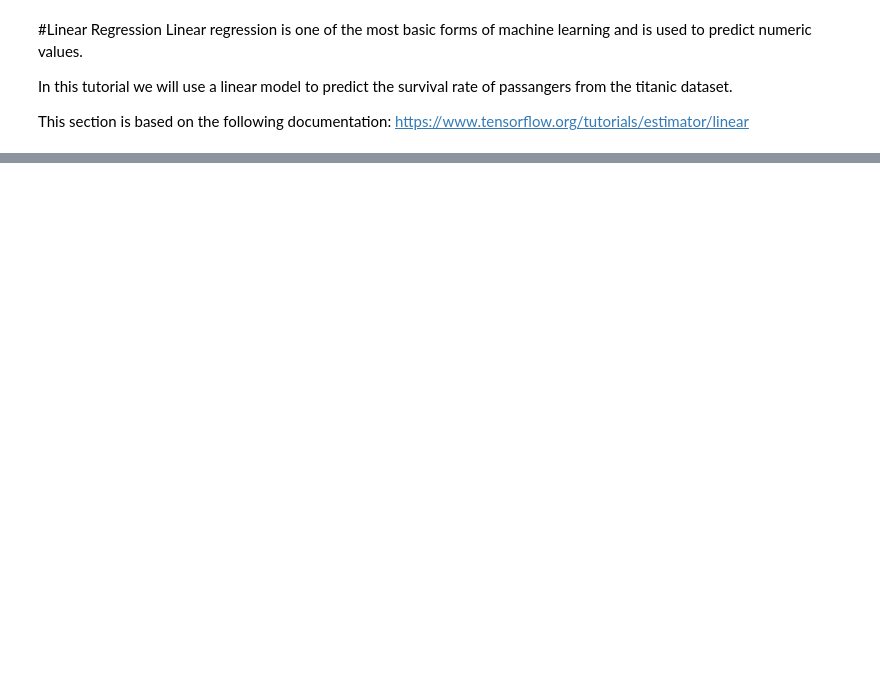
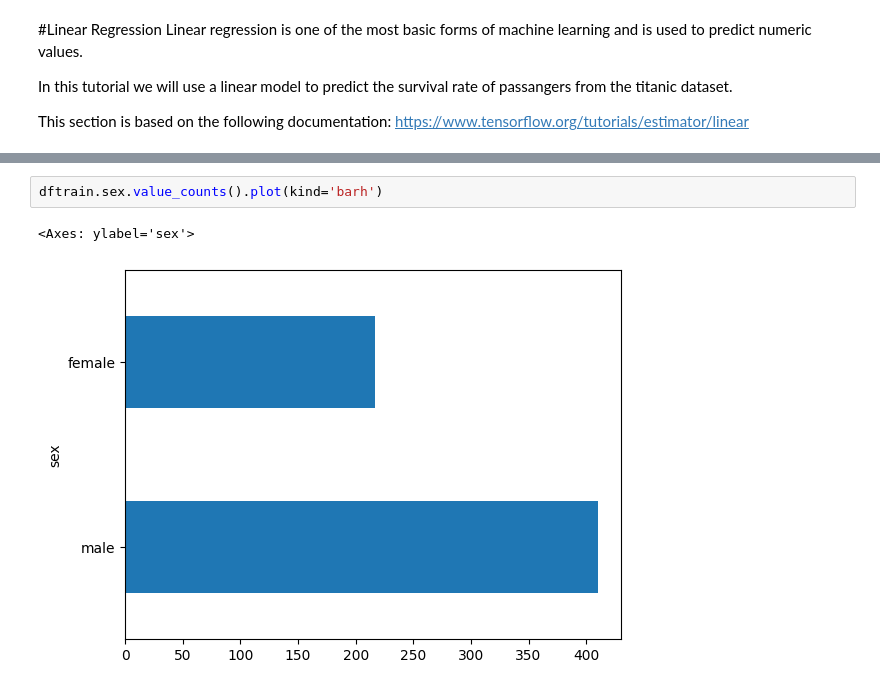
Before and after one commit to NimsW20/TensorFlow-Tutorial, a Jupyter notebook: TF_Core_Learning_Algorithms.ipynb, the cells around one changed output, grey strips where cells are left out. Cells and saved outputs as stored; diff of their text form; blank space fills up the shorter version.

```diff
--- a/TF_Core_Learning_Algorithms.ipynb
+++ b/TF_Core_Learning_Algorithms.ipynb
@@ -27,0 +140,5 @@ Let's take an example of a data set with one feature and one label.
+# %%
+dftrain.sex.value_counts().plot(kind='barh')
+# %% [output]
+<Axes: ylabel='sex'>
+[figure, added]
```
Also changed, not shown: parts of 36 cells of this notebook.
